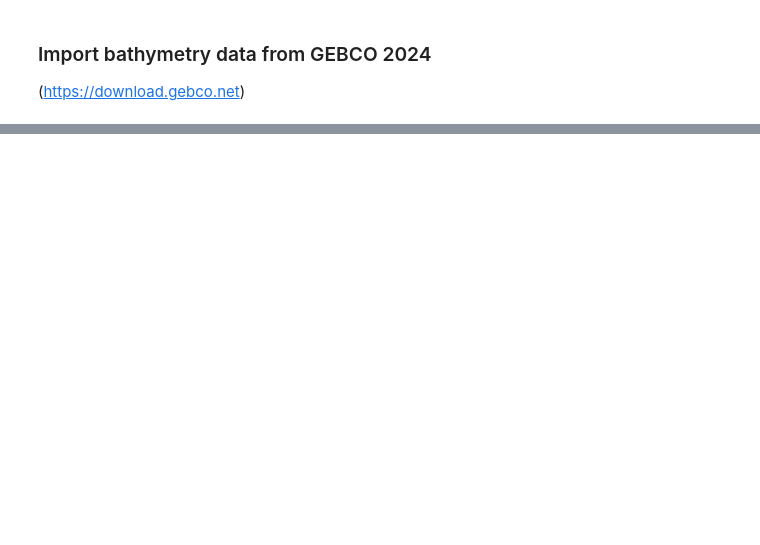
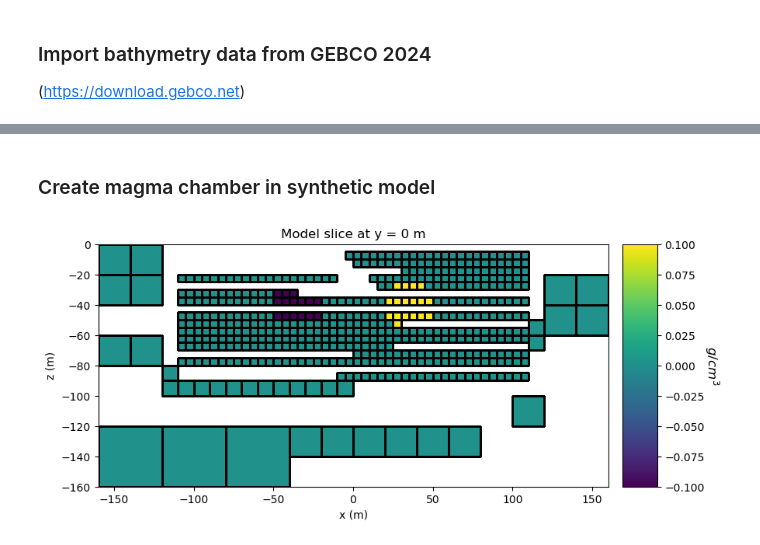
Before and after one commit to kmaetschke/eoas-556-project, a Jupyter notebook: gravity_gradient_inversion.ipynb, the cells around one changed output, grey strips where cells are left out. Drawn from its saved outputs; the diff is of its cells as text; code cells hidden in the pictures; blank space fills up the shorter version.

```diff
--- a/gravity_gradient_inversion.ipynb
+++ b/gravity_gradient_inversion.ipynb
@@ -45,0 +124,66 @@ xyz_topo = np.c_[x_topo, y_topo, z_topo]
+# %% [markdown]
+### Create magma chamber in synthetic model
+# %%
+# Define density contrast values for each unit in g/cc
+background_density = 0.0
+block_density = -0.1
+sphere_density = 0.1
+
+# Find the indecies for the active mesh cells (e.g. cells below surface)
+ind_active = active_from_xyz(mesh, xyz_topo)
+
+# Define mapping from model to active cells. The model consists of a value for
+# each cell below the Earth's surface.
+nC = int(ind_active.sum())
+model_map = maps.IdentityMap(nP=nC)  # model will be value of active cells
+
+# Define model. Models in SimPEG are vector arrays.
+model = background_density * np.ones(nC)
+
+# You could find the indicies of specific cells within the model and change their
+# value to add structures.
+ind_block = (
+    (mesh.gridCC[ind_active, 0] > -50.0)
+    & (mesh.gridCC[ind_active, 0] < -20.0)
+    & (mesh.gridCC[ind_active, 1] > -15.0)
+    & (mesh.gridCC[ind_active, 1] < 15.0)
+    & (mesh.gridCC[ind_active, 2] > -50.0)
+    & (mesh.gridCC[ind_active, 2] < -30.0)
+)
+model[ind_block] = block_density
+
+# You can also use SimPEG utilities to add structures to the model more concisely
+ind_sphere = model_builder.get_indices_sphere(
+    np.r_[35.0, 0.0, -40.0], 15.0, mesh.gridCC
+)
+ind_sphere = ind_sphere[ind_active]
+model[ind_sphere] = sphere_density
+
+# Plot Density Contrast Model
+fig = plt.figure(figsize=(9, 4))
+plotting_map = maps.InjectActiveCells(mesh, ind_active, np.nan)
+
+ax1 = fig.add_axes([0.1, 0.12, 0.73, 0.78])
+mesh.plot_slice(
+    plotting_map * model,
+    normal="Y",
+    ax=ax1,
+    ind=int(mesh.h[1].size / 2),
+    grid=True,
+    clim=(np.min(model), np.max(model)),
+    pcolor_opts={"cmap": "viridis"},
+)
+ax1.set_title("Model slice at y = 0 m")
+ax1.set_xlabel("x (m)")
+ax1.set_ylabel("z (m)")
+
+ax2 = fig.add_axes([0.85, 0.12, 0.05, 0.78])
+norm = mpl.colors.Normalize(vmin=np.min(model), vmax=np.max(model))
+cbar = mpl.colorbar.ColorbarBase(
+    ax2, norm=norm, orientation="vertical", cmap=mpl.cm.viridis
+)
+cbar.set_label("$g/cm^3$", rotation=270, labelpad=15, size=12)
+
+plt.show()
+# %% [output]
+[figure, added]
```
Also changed, not shown: parts of 11 cells of this notebook.
